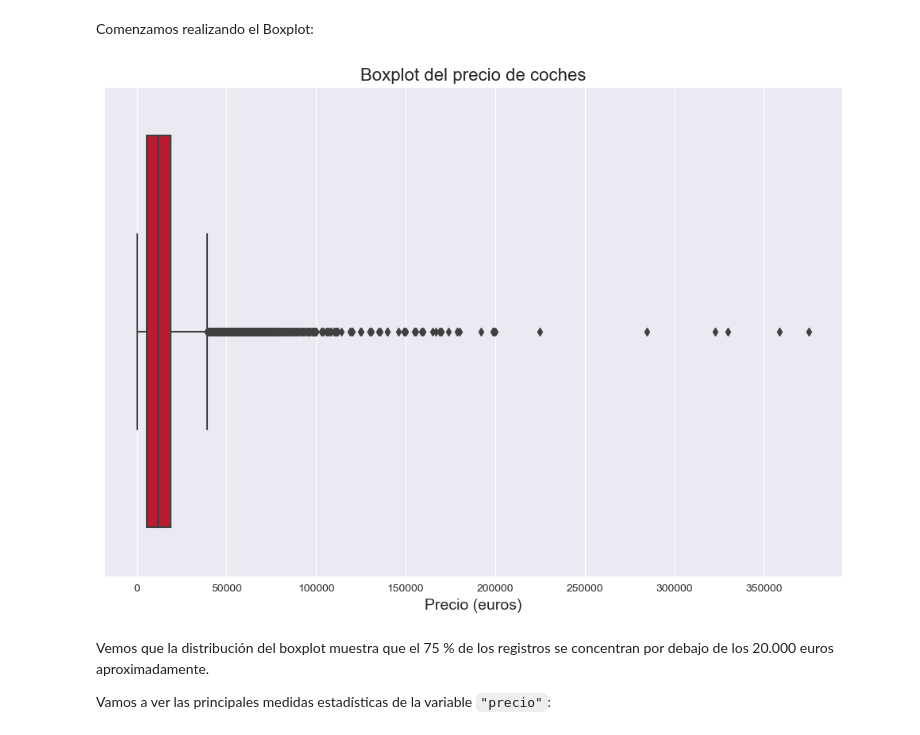
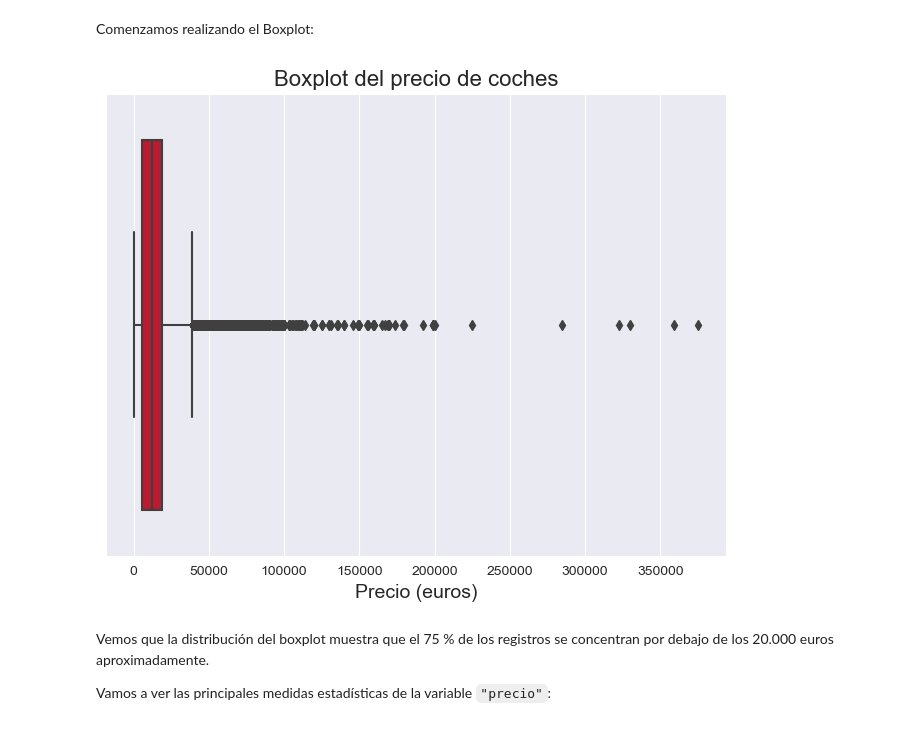
Before and after one commit to pintuchi2/tfm_car_price, a Jupyter notebook: notebooks/ml_car_price_prediction.ipynb, the cells around one changed output. Drawn from its saved outputs; the diff is of its cells as text; code cells hidden in the pictures.

```diff
--- a/notebooks/ml_car_price_prediction.ipynb
+++ b/notebooks/ml_car_price_prediction.ipynb
@@ -174,19 +174,19 @@ Comenzamos realizando el Boxplot:
 # %%
 import matplotlib.pyplot as plt
 import seaborn as sns
 
-plt.figure(figsize=(12, 8))
+plt.figure(figsize=(8, 6))
 
 # Boxplot de la variable "precio"
 sns.boxplot(x=df["precio"], color=colors[0])
 
 # Títulos y etiquetas
 plt.title("Boxplot del precio de coches", fontsize=16)
 plt.xlabel("Precio (euros)", fontsize=14)
 
 plt.show()
 # %% [output]
-[figure, old version]
+[figure, new version]
 # %% [markdown]
 Vemos que la distribución del boxplot muestra que el 75 % de los registros se concentran por debajo de los 20.000 euros aproximadamente.
 
```
Also changed, not shown: parts of 10 cells of this notebook, 1 other file.
